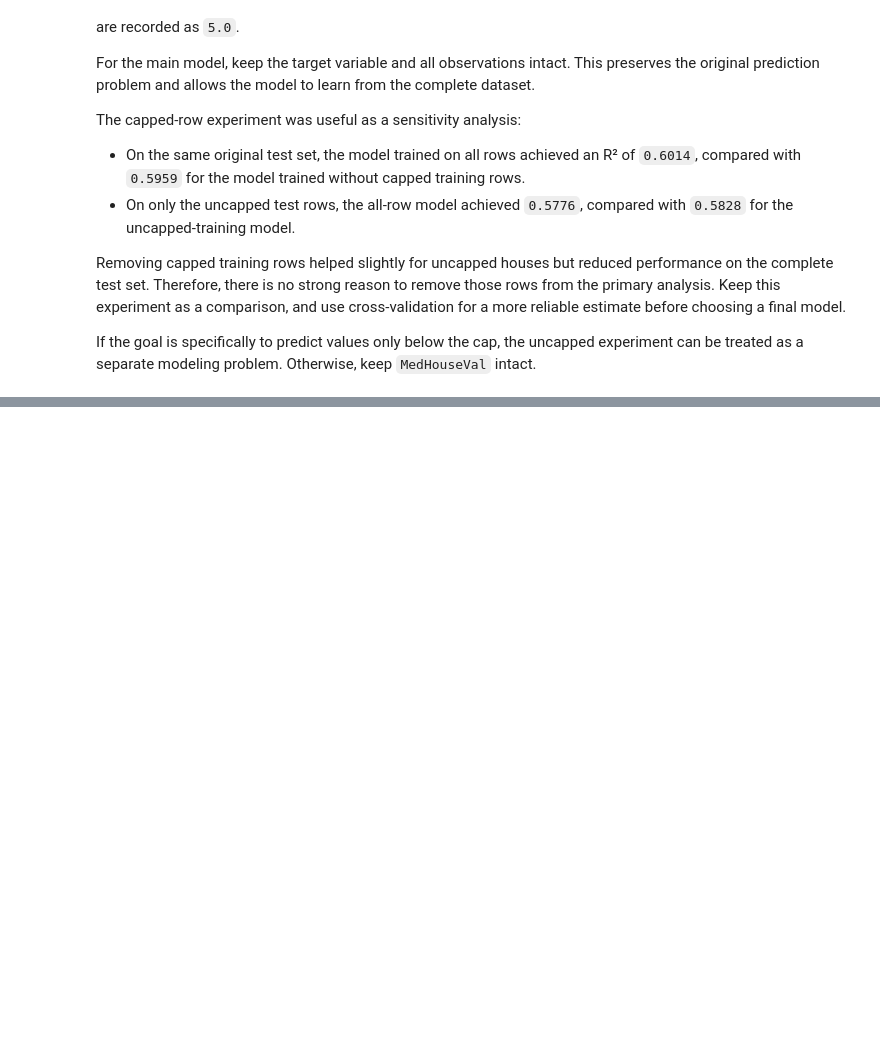
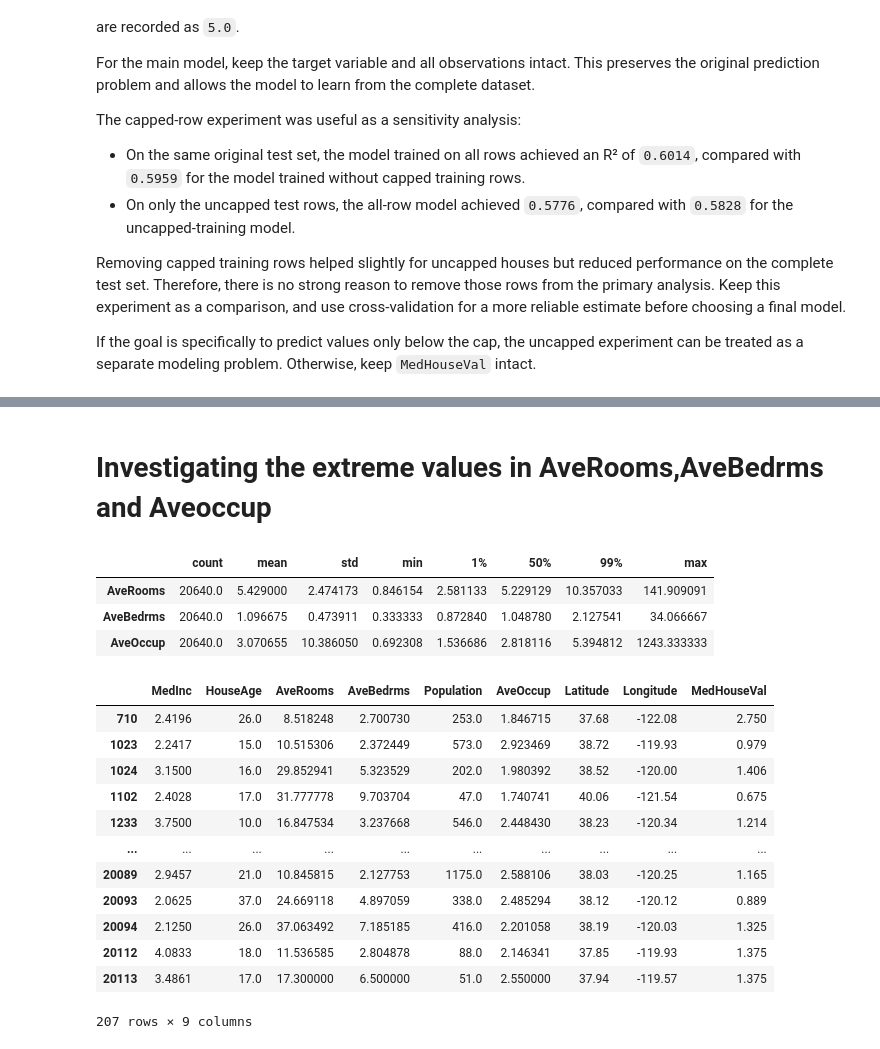
Before and after one commit to renovamen1/statistical-models, a Jupyter notebook: Models On California Housing Dataset/01_data_exploration.ipynb, the cells around one changed output, grey strips where cells are left out. Cells and saved outputs as stored; diff of their text form; code cells hidden in the pictures; blank space fills up the shorter version.

```diff
--- a/Models On California Housing Dataset/01_data_exploration.ipynb
+++ b/Models On California Housing Dataset/01_data_exploration.ipynb
@@ -297,0 +392,25 @@ If the goal is specifically to predict values only below the cap, the uncapped e
+# %% [markdown]
+# Investigating the extreme values in AveRooms,AveBedrms and Aveoccup
+# %%
+df[["AveRooms", "AveBedrms", "AveOccup"]].describe(percentiles=[0.01, 0.50, 0.99]).T
+# %% [output]
+|  | count | mean | std | min | 1% | 50% | 99% | max |
+| AveRooms | 20640.0 | 5.429000 | 2.474173 | 0.846154 | 2.581133 | 5.229129 | 10.357033 | 141.909091 |
+| AveBedrms | 20640.0 | 1.096675 | 0.473911 | 0.333333 | 0.872840 | 1.048780 | 2.127541 | 34.066667 |
+| AveOccup | 20640.0 | 3.070655 | 10.386050 | 0.692308 | 1.536686 | 2.818116 | 5.394812 | 1243.333333 |
+# %%
+df[df['AveBedrms'] > 2.127541]
+# %% [output]
+|  | MedInc | HouseAge | AveRooms | AveBedrms | Population | AveOccup | Latitude | Longitude | MedHouseVal |
+| 710 | 2.4196 | 26.0 | 8.518248 | 2.700730 | 253.0 | 1.846715 | 37.68 | -122.08 | 2.750 |
+| 1023 | 2.2417 | 15.0 | 10.515306 | 2.372449 | 573.0 | 2.923469 | 38.72 | -119.93 | 0.979 |
+| 1024 | 3.1500 | 16.0 | 29.852941 | 5.323529 | 202.0 | 1.980392 | 38.52 | -120.00 | 1.406 |
+| 1102 | 2.4028 | 17.0 | 31.777778 | 9.703704 | 47.0 | 1.740741 | 40.06 | -121.54 | 0.675 |
+| 1233 | 3.7500 | 10.0 | 16.847534 | 3.237668 | 546.0 | 2.448430 | 38.23 | -120.34 | 1.214 |
+| ... | ... | ... | ... | ... | ... | ... | ... | ... | ... |
+| 20089 | 2.9457 | 21.0 | 10.845815 | 2.127753 | 1175.0 | 2.588106 | 38.03 | -120.25 | 1.165 |
+| 20093 | 2.0625 | 37.0 | 24.669118 | 4.897059 | 338.0 | 2.485294 | 38.12 | -120.12 | 0.889 |
+| 20094 | 2.1250 | 26.0 | 37.063492 | 7.185185 | 416.0 | 2.201058 | 38.19 | -120.03 | 1.325 |
+| 20112 | 4.0833 | 18.0 | 11.536585 | 2.804878 | 88.0 | 2.146341 | 37.85 | -119.93 | 1.375 |
+| 20113 | 3.4861 | 17.0 | 17.300000 | 6.500000 | 51.0 | 2.550000 | 37.94 | -119.57 | 1.375 |
+207 rows × 9 columns
```
Also changed, not shown: parts of 9 cells of this notebook.
